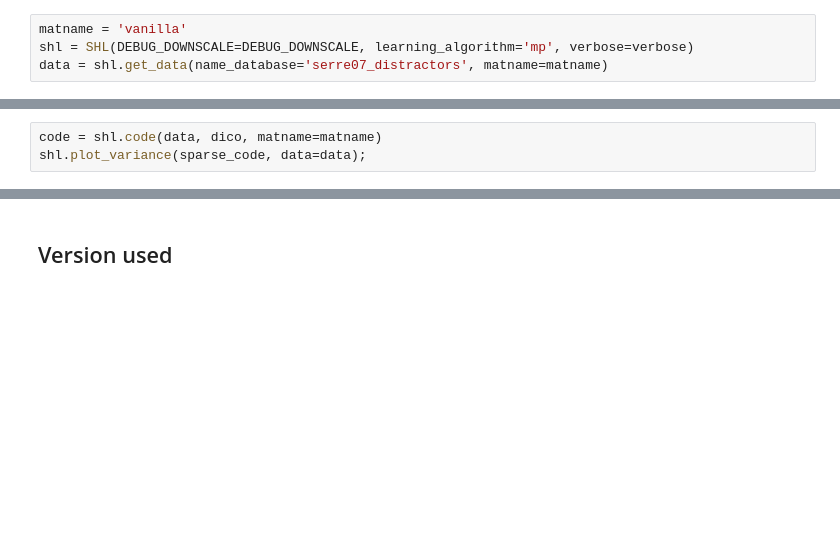
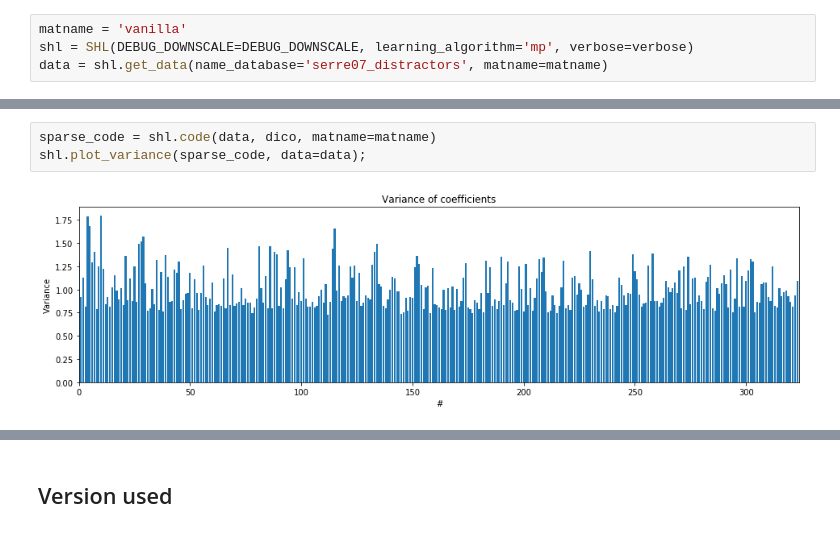
Before and after one commit to bicv/SparseHebbianLearning, a Jupyter notebook: probe/using the tools.ipynb, the cells around one changed output, grey strips where cells are left out. Cells and saved outputs as stored; diff of their text form; blank space fills up the shorter version.

```diff
--- a/probe/using the tools.ipynb
+++ b/probe/using the tools.ipynb
@@ -42,5 +47,7 @@ dico = shl.learn_dico(matname=matname, list_figures=list_figures)
 # %%
-code = shl.code(data, dico, matname=matname)
+sparse_code = shl.code(data, dico, matname=matname)
 shl.plot_variance(sparse_code, data=data);
+# %% [output]
+[figure, added]
 # %%
 shl.plot_variance_histogram(sparse_code, data=data);
```
Also changed, not shown: parts of 4 cells of this notebook, 5 other files.
